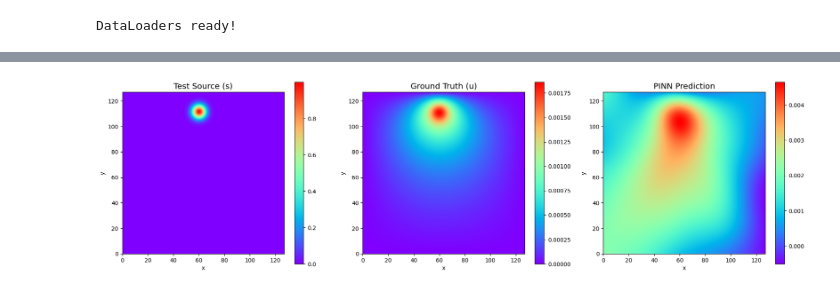
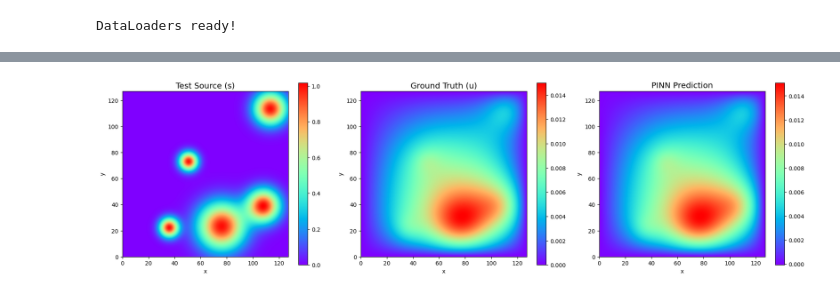
Before and after one commit to wang-yuancheng/piml, a Jupyter notebook: notebooks/poisson_gauss_solver.ipynb, the cells around one changed output, grey strips where cells are left out. Drawn from its saved outputs; the diff is of its cells as text; code cells hidden in the pictures.

Commit message:
Add new notebook for direct solve

```diff
--- a/notebooks/poisson_gauss_solver.ipynb
+++ b/notebooks/poisson_gauss_solver.ipynb
@@ -31,12 +31,12 @@ DATA_DIR = Path.cwd().parent.parent / "data" / "poisson-gauss" / "snapshots"
 FILE_PATH = DATA_DIR / "Poisson-Gauss.nc"
 FILE_MORE_PARAMS_PATH = DATA_DIR / "poisson_gauss_parameters.csv"
 # %%
-epochs = 3
+epochs = 5
 batch_size = 1024
-alpha = 1e-4 # Kaczmarz relaxation parameter
-M = 3000 # tied to out_features, num_frequencies and no. of linear weights
-chunk_size = 1000
-hidden_layers = [256, 256, 256, 256] # scale up when scaling M up
+M = 256
+chunk_size = 256
+hidden_layers = [128, 128, 128, 128]
+total_features = (2 * M) + sum(hidden_layers) # 512 + 512 = 1024
 # %%
 import xarray as xr
 
@@ -541,7 +491,7 @@ def evaluate_dataset(dataloader, params, w_current, x_grid, y_grid):
 
     return total_mse / total_samples
 # %%
-w = jnp.zeros((M, 1))
+w = jnp.zeros((total_features, 1))
 opt_state = optimizer.init(params)
 rng = jax.random.PRNGKey(42)
 
@@ -575,13 +525,13 @@ for epoch in range(epochs):
         s_chunk = s_batch[:, batch_idx, :]
 
         # one update per batch of samples
-        w = update_kaczmarz_batch(params, w, x_chunk, y_chunk, s_chunk, x_bc, y_bc, u_bc, p_batch, alpha, M, chunk_size)
+        w = update_direct_solve_batch(params, x_chunk, y_chunk, s_chunk, x_bc, y_bc, u_bc, p_batch, total_features, chunk_size)
         params, opt_state, loss = update_hidden(params, opt_state, w, x_chunk, y_chunk, s_chunk, x_bc, y_bc, u_bc, p_batch)
 
         epoch_loss += loss
         num_batches += 1
 
     avg_train_loss = epoch_loss / num_batches
+    val_mse = evaluate_dataset(val_dataloader, params, x, y)
 
-    val_mse = evaluate_dataset(val_dataloader, params, w, x, y)
     print(f"Epoch {epoch+1:03d} | Train Loss (PDE+BC): {avg_train_loss:.4e} | Validation MSE: {val_mse:.4e}")
@@ -691,38 +544,55 @@ for epoch in range(epochs):
 # %%
-s_sample, u_sim_sample, p_sample = test_dataset[121]
+s_sample, u_sim_sample, p_sample = test_dataset[111]
+
+s_batch = s_sample[None, ...]
+p_batch = p_sample[None, ...]
+
+# Grab 1000 random points across the whole grid for the plot solver
+rng_plot = jax.random.PRNGKey(1)
+plot_spatial_idx = jax.random.choice(rng_plot, jnp.arange(nx * ny), shape=(1000,), replace=False)
+
+# solve for the exact w using the 1000 random points
+w_plot = update_direct_solve_batch(
+    params,
+    x[plot_spatial_idx],
+    y[plot_spatial_idx],
+    s_batch[:, plot_spatial_idx, :],
+    x_bc, y_bc, u_bc, p_batch,
+    total_features, chunk_size
+)
 
 f_features = f_spatial_vmap(params, x, y, p_sample)
-u_pred = f_features @ w
+u_pred = f_features @ w_plot
 
 s_plot = s_sample.reshape(nx, ny).T
 u_sim_plot = u_sim_sample.reshape(nx, ny).T
 u_pred_plot = u_pred.reshape(nx, ny).T
 
 ext = [0, nx - 1, 0, ny - 1]
 fig = plt.figure(figsize=(18, 5))
 
 ax1 = fig.add_subplot(1, 3, 1)
 mesh1 = ax1.imshow(s_plot, interpolation='bilinear', origin='lower', cmap='rainbow', extent=ext, aspect=1.)
 fig.colorbar(mesh1, ax=ax1)
 ax1.set_xlabel('x')
 ax1.set_ylabel('y')
 ax1.set_title('Test Source (s)', fontsize='x-large')
 
 ax2 = fig.add_subplot(1, 3, 2)
 mesh2 = ax2.imshow(u_sim_plot, interpolation='bilinear', origin='lower', cmap='rainbow', extent=ext, aspect=1.)
 fig.colorbar(mesh2, ax=ax2)
 ax2.set_xlabel('x')
 ax2.set_ylabel('y')
 ax2.set_title('Ground Truth (u)', fontsize='x-large')
 
 ax3 = fig.add_subplot(1, 3, 3)
 mesh3 = ax3.imshow(u_pred_plot, interpolation='bilinear', origin='lower', cmap='rainbow', extent=ext, aspect=1.)
 fig.colorbar(mesh3, ax=ax3)
 ax3.set_xlabel('x')
 ax3.set_ylabel('y')
 ax3.set_title('PINN Prediction', fontsize='x-large')
 
 plt.tight_layout()
 plt.show()
 # %% [output]
-[figure, old version]
+[figure, new version]
```
Also changed, not shown: parts of 7 cells of this notebook, 5 other files.
